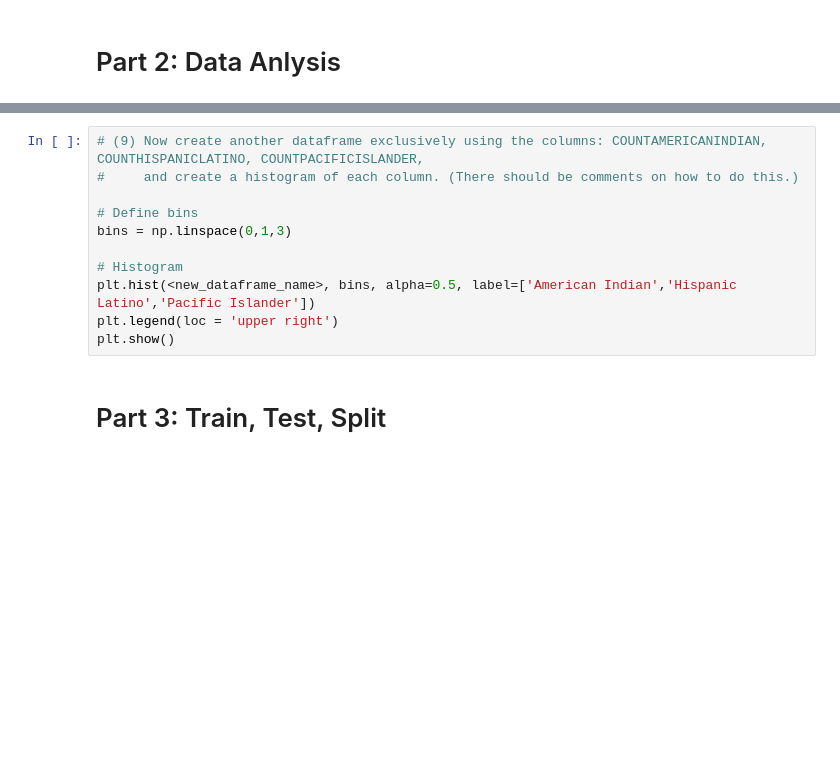
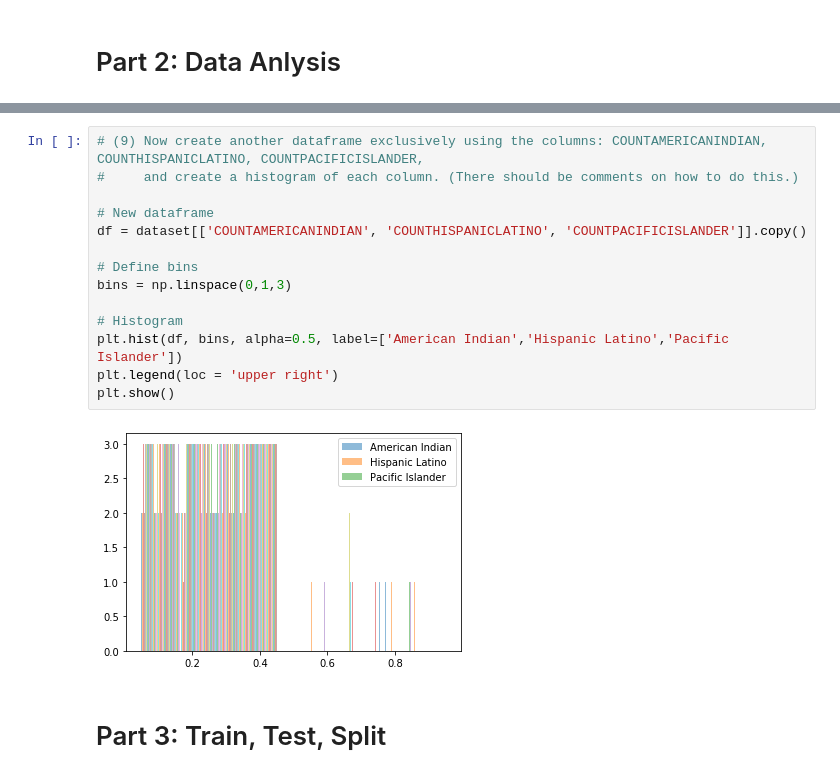
Before and after one commit to rlovelessiii/itcs-4156_Machine-Learning, a Jupyter notebook: notebooks/loveless.ipynb, the cells around one changed output, grey strips where cells are left out. Cells and saved outputs as stored; diff of their text form; blank space fills up the shorter version.

```diff
--- a/notebooks/loveless.ipynb
+++ b/notebooks/loveless.ipynb
@@ -45,14 +105,19 @@
 # %%
 # (9) Now create another dataframe exclusively using the columns: COUNTAMERICANINDIAN, COUNTHISPANICLATINO, COUNTPACIFICISLANDER,
 #     and create a histogram of each column. (There should be comments on how to do this.)
+
+# New dataframe
+df = dataset[['COUNTAMERICANINDIAN', 'COUNTHISPANICLATINO', 'COUNTPACIFICISLANDER']].copy()
 
 # Define bins
 bins = np.linspace(0,1,3)
 
 # Histogram
-plt.hist(<new_dataframe_name>, bins, alpha=0.5, label=['American Indian','Hispanic Latino','Pacific Islander'])
+plt.hist(df, bins, alpha=0.5, label=['American Indian','Hispanic Latino','Pacific Islander'])
 plt.legend(loc = 'upper right')
 plt.show()
+# %% [output]
+[figure, added]
 # %% [markdown]
 # Part 3: Train, Test, Split
 # %%
```
Also changed, not shown: parts of 15 cells of this notebook, 1 other file.
